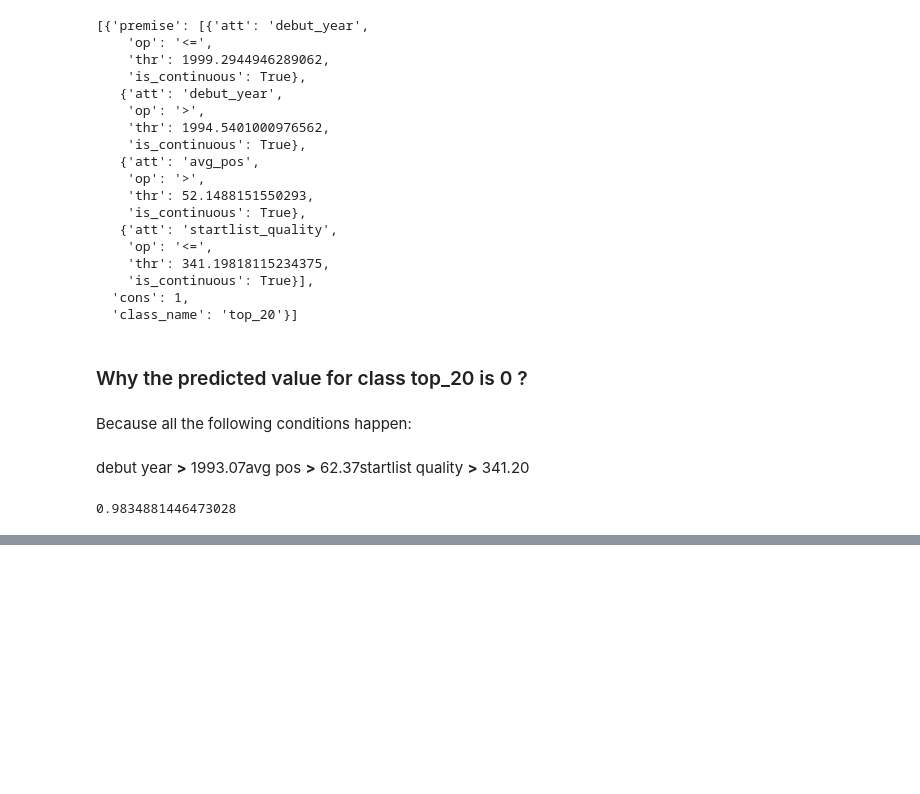
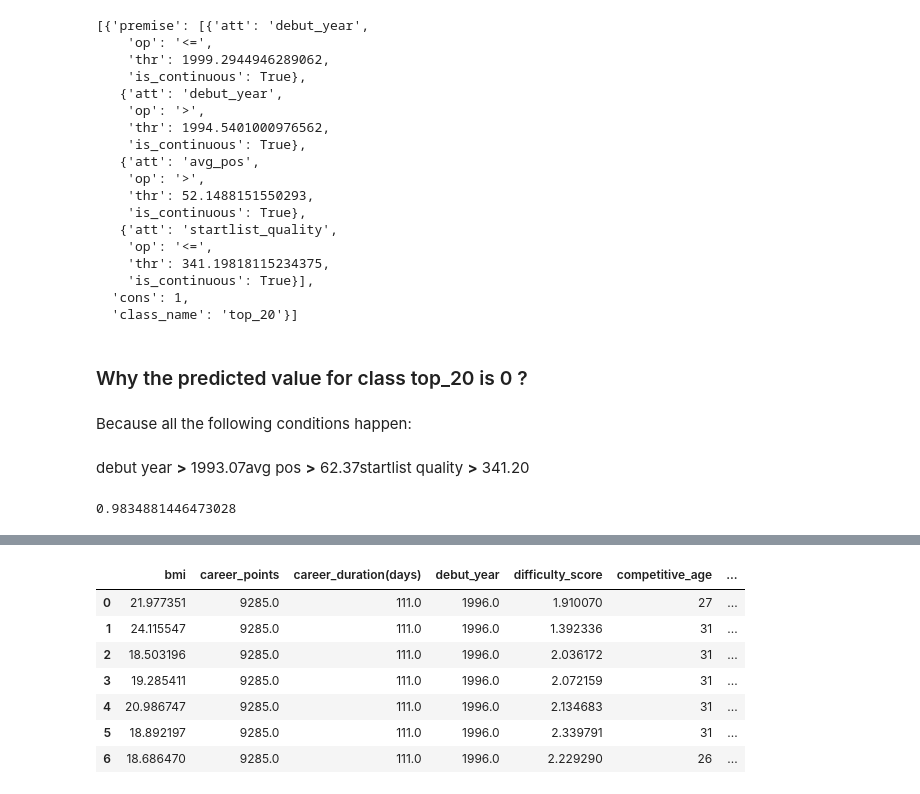
Before and after one commit to DadeOrsu/dm_project24_group_6, a Jupyter notebook: src/task5_xai/bagging_explanation.ipynb, the cells around one changed output, grey strips where cells are left out. Drawn from its saved outputs; the diff is of its cells as text; code cells hidden in the pictures; blank space fills up the shorter version.

```diff
--- a/src/task5_xai/bagging_explanation.ipynb
+++ b/src/task5_xai/bagging_explanation.ipynb
@@ -179,0 +248,19 @@ explanation.expDict["fidelity"]
+# %%
+explanation = explanation_algorithm.generate_counterfactuals(
+    dice_train_dataset.head(1).drop("top_20", axis="columns"),
+    total_CFs=10,
+    features_to_vary = ["bmi", "difficulty_score", "competitive_age", "avg_pos"],  # more feature constraints
+    stopping_threshold = 0.2
+)
+# %%
+counterfactuals = explanation.cf_examples_list[0].final_cfs_df
+counterfactuals
+# %% [output]
+|  | bmi | career_points | career_duration(days) | debut_year | difficulty_score | competitive_age | ... |
+| 0 | 21.977351 | 9285.0 | 111.0 | 1996.0 | 1.910070 | 27 | ... |
+| 1 | 24.115547 | 9285.0 | 111.0 | 1996.0 | 1.392336 | 31 | ... |
+| 2 | 18.503196 | 9285.0 | 111.0 | 1996.0 | 2.036172 | 31 | ... |
+| 3 | 19.285411 | 9285.0 | 111.0 | 1996.0 | 2.072159 | 31 | ... |
+| 4 | 20.986747 | 9285.0 | 111.0 | 1996.0 | 2.134683 | 31 | ... |
+| 5 | 18.892197 | 9285.0 | 111.0 | 1996.0 | 2.339791 | 31 | ... |
+| 6 | 18.686470 | 9285.0 | 111.0 | 1996.0 | 2.229290 | 26 | ... |
```
Also changed, not shown: parts of 6 cells of this notebook.
